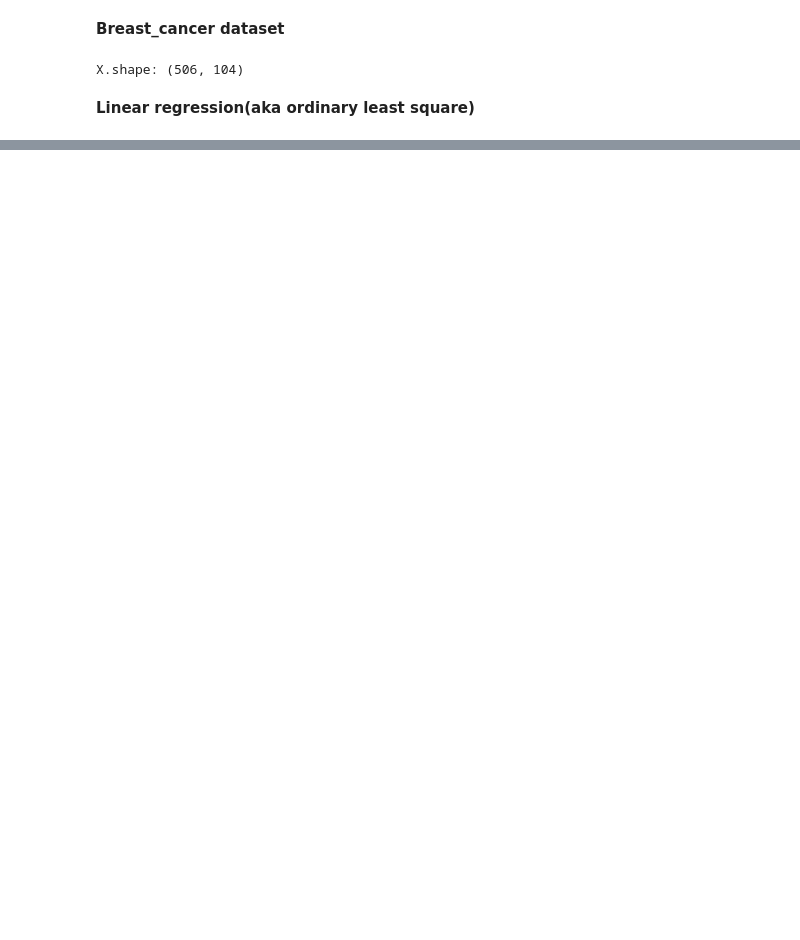
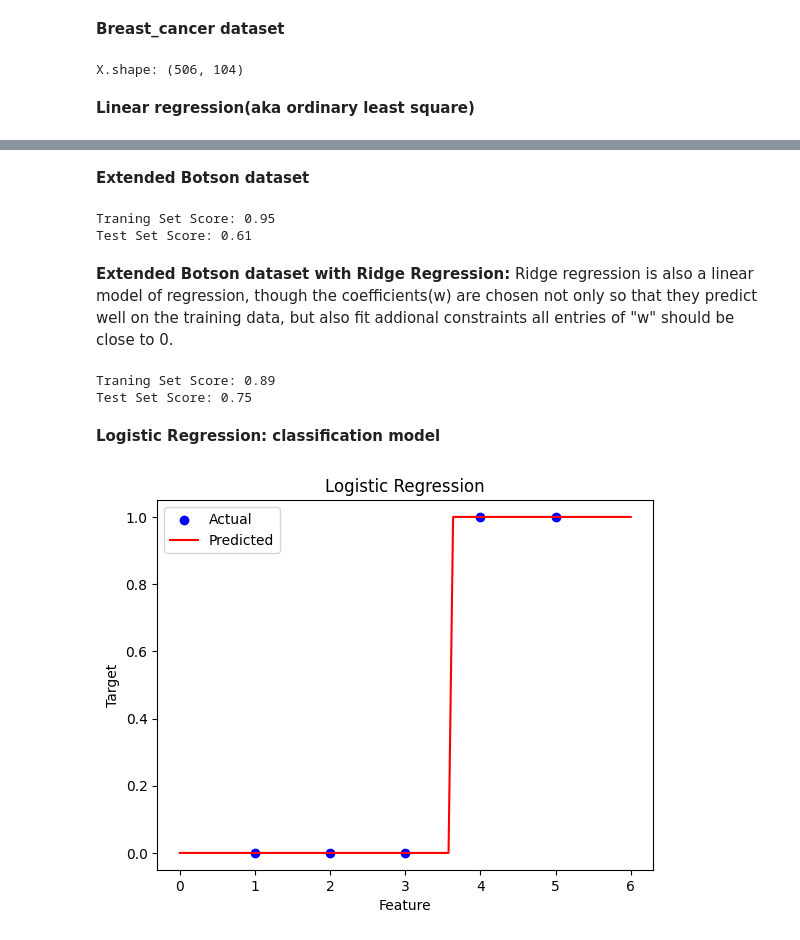
Before and after one commit to thakur785/sandbox_llm, a Jupyter notebook: AIOlympiad/LinearRegression.ipynb, the cells around one changed output, grey strips where cells are left out. Cells and saved outputs as stored; diff of their text form; code cells hidden in the pictures; blank space fills up the shorter version.

```diff
--- a/AIOlympiad/LinearRegression.ipynb
+++ b/AIOlympiad/LinearRegression.ipynb
@@ -266,0 +271,45 @@ lr.intercept_: -0.031804343026759746
+# %% [markdown]
+**Extended Botson dataset**
+# %%
+X, y = mglearn.datasets.load_extended_boston()
+X_train, X_test, y_train, y_test = train_test_split(X,y,random_state=0)
+lr = LinearRegression().fit(X_train, y_train)
+print("Traning Set Score: {:.2f}".format(lr.score(X_train, y_train)))
+print("Test Set Score: {:.2f}".format(lr.score(X_test,y_test)))
+# %% [output]
+Traning Set Score: 0.95
+Test Set Score: 0.61
+# %% [markdown]
+**Extended Botson dataset with Ridge Regression:**
+ Ridge regression is also a linear model of regression, though the coefficients(w) are chosen not only so that they predict well on the training data, but also fit addional constraints all entries of "w" should be close to 0.
+# %%
+from sklearn.linear_model import Ridge
+ridge = Ridge().fit(X_train, y_train)
+print("Traning Set Score: {:.2f}".format(ridge.score(X_train, y_train)))
+print("Test Set Score: {:.2f}".format(ridge.score(X_test,y_test)))
+# %% [output]
+Traning Set Score: 0.89
+Test Set Score: 0.75
+# %% [markdown]
+**Logistic Regression: classification model**
+# %%
+from sklearn.linear_model import LogisticRegression
+
+#sample data
+X = np.array([[1],[2],[3],[4],[5]])
+y = np.array([0,0,0,1,1])
+model = LogisticRegression()
+model.fit(X,y)
+X_plot = np.linspace(0,6,100).reshape(-1,1)
+#y_pred = model.predict(X_plot)
+y_prob = model.predict_proba(X_plot)[:,1]
+#y_pred = model.predict(X_plot)
+plt.scatter(X,y, color ='blue', label ='Actual')
+plt.plot(X_plot, y_pred, color ='red', label = 'Predicted')
+plt.xlabel('Feature')
+plt.ylabel('Target')
+plt.title('Logistic Regression')
+plt.legend()
+plt.show()
+# %% [output]
+[figure, added]
```
Also changed, not shown: parts of 4 cells of this notebook.
